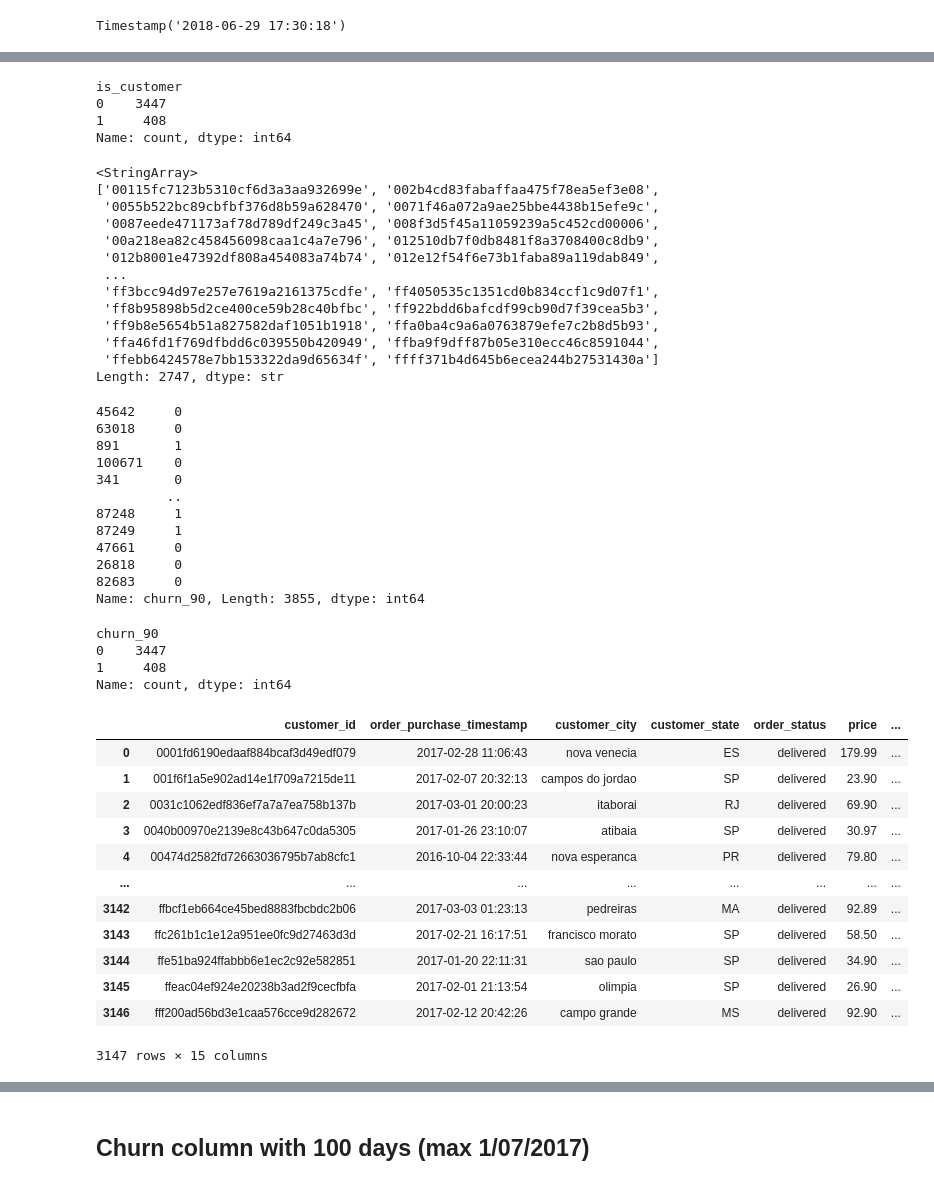
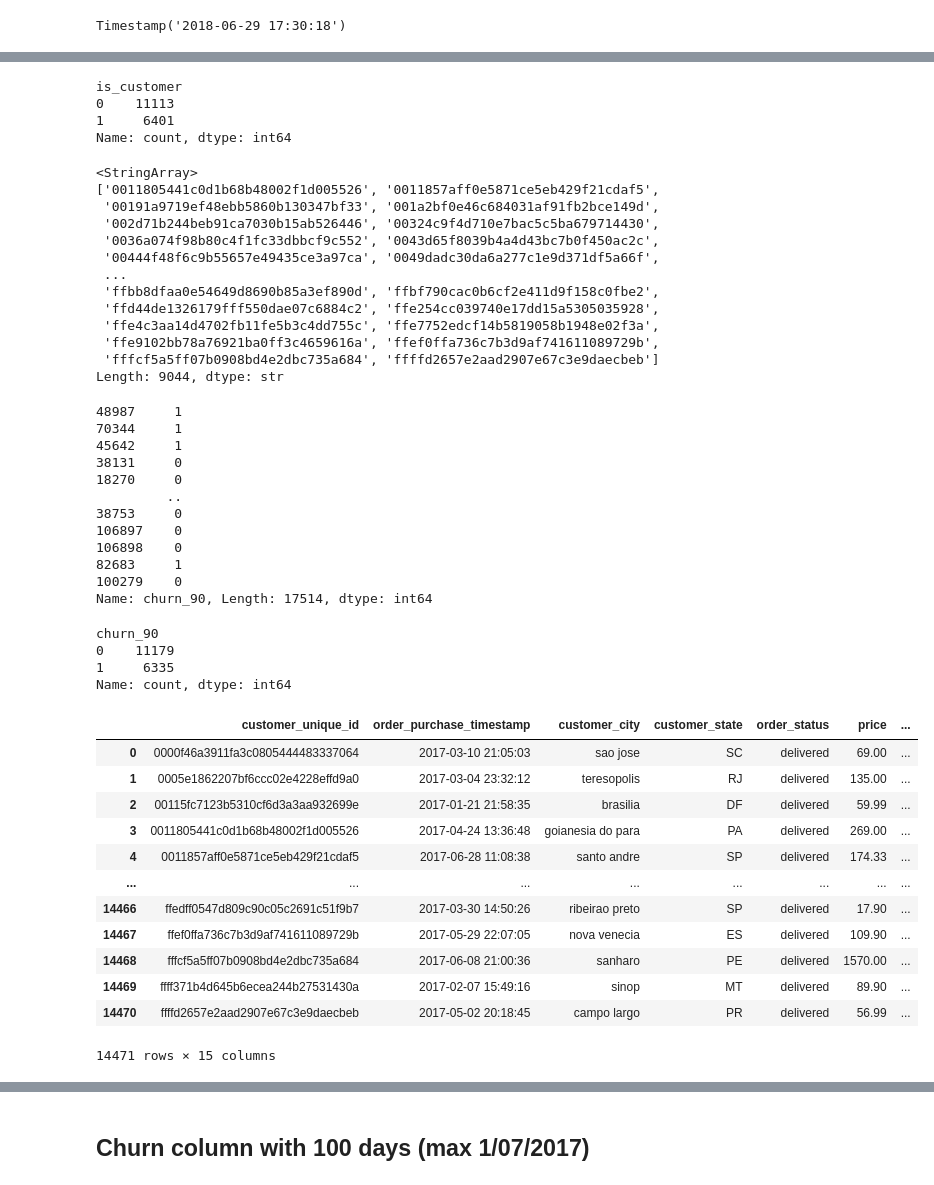
Before and after one commit to SilvanaKoga/tfm-uned-churn, a Jupyter notebook: Notebooks/Merge.ipynb, the cells around one changed output, grey strips where cells are left out. Drawn from its saved outputs; the diff is of its cells as text; code cells hidden in the pictures.

```diff
--- a/Notebooks/Merge.ipynb
+++ b/Notebooks/Merge.ipynb
@@ -450,7 +450,7 @@ churn columns from 2016-09-04
 # %%
 CHURN_DAYS = 90
 # %%
-start_date_90 = olist_df["order_purchase_timestamp"].min()
+start_date_90 = pd.to_datetime("2017-01-01")
 
 start_date_90
 # %% [output]
@@ -511,8 +519,8 @@ obs_90_df["is_customer"] = (
 obs_90_df["is_customer"].value_counts()
 # %% [output]
 is_customer
-0    3447
-1     408
+0    11113
+1     6401
 Name: count, dtype: int64
 # %%
 future_active_ids = obs_90_df[
@@ -523,18 +531,18 @@ future_active_ids = obs_90_df[
 future_active_ids
 # %% [output]
 <StringArray>
-['00115fc7123b5310cf6d3a3aa932699e', '002b4cd83fabaffaa475f78ea5ef3e08',
- '0055b522bc89cbfbf376d8b59a628470', '0071f46a072a9ae25bbe4438b15efe9c',
- '0087eede471173af78d789df249c3a45', '008f3d5f45a11059239a5c452cd00006',
- '00a218ea82c458456098caa1c4a7e796', '012510db7f0db8481f8a3708400c8db9',
- '012b8001e47392df808a454083a74b74', '012e12f54f6e73b1faba89a119dab849',
+['0011805441c0d1b68b48002f1d005526', '0011857aff0e5871ce5eb429f21cdaf5',
+ '00191a9719ef48ebb5860b130347bf33', '001a2bf0e46c684031af91fb2bce149d',
+ '002d71b244beb91ca7030b15ab526446', '00324c9f4d710e7bac5c5ba679714430',
+ '0036a074f98b80c4f1fc33dbbcf9c552', '0043d65f8039b4a4d43bc7b0f450ac2c',
+ '00444f48f6c9b55657e49435ce3a97ca', '0049dadc30da6a277c1e9d371df5a66f',
  ...
- 'ff3bcc94d97e257e7619a2161375cdfe', 'ff4050535c1351cd0b834ccf1c9d07f1',
- 'ff8b95898b5d2ce400ce59b28c40bfbc', 'ff922bdd6bafcdf99cb90d7f39cea5b3',
- 'ff9b8e5654b51a827582daf1051b1918', 'ffa0ba4c9a6a0763879efe7c2b8d5b93',
- 'ffa46fd1f769dfbdd6c039550b420949', 'ffba9f9dff87b05e310ecc46c8591044',
- 'ffebb6424578e7bb153322da9d65634f', 'ffff371b4d645b6ecea244b27531430a']
-Length: 2747, dtype: str
+ 'ffbb8dfaa0e54649d8690b85a3ef890d', 'ffbf790cac0b6cf2e411d9f158c0fbe2',
+ 'ffd44de1326179fff550dae07c6884c2', 'ffe254cc039740e17dd15a5305035928',
+ 'ffe4c3aa14d4702fb11fe5b3c4dd755c', 'ffe7752edcf14b5819058b1948e02f3a',
+ 'ffe9102bb78a76921ba0ff3c4659616a', 'ffef0ffa736c7b3d9af741611089729b',
+ 'fffcf5a5ff07b0908bd4e2dbc735a684', 'ffffd2657e2aad2907e67c3e9daecbeb']
+Length: 9044, dtype: str
 # %%
 obs_90_df["churn_90"] = (
     (obs_90_df["is_customer"] == 1) &
@@ -543,54 +551,54 @@ obs_90_df["churn_90"] = (
 
 obs_90_df["churn_90"]
 # %% [output]
-45642     0
-63018     0
-891       1
-100671    0
-341       0
+48987     1
+70344     1
+45642     1
+38131     0
+18270     0
          ..
-87248     1
-87249     1
-47661     0
-26818     0
-82683     0
-Name: churn_90, Length: 3855, dtype: int64
+38753     0
+106897    0
+106898    0
+82683     1
+100279    0
+Name: churn_90, Length: 17514, dtype: int64
 # %%
 print(obs_90_df["churn_90"].value_counts())
 # %% [output]
 churn_90
-0    3447
-1     408
+0    11179
+1     6335
 Name: count, dtype: int64
 # %%
-dataset_90_df = obs_90_df.groupby(['customer_id', 'order_purchase_timestamp', 'customer_city', 'customer_state', 'order_status']).agg({
+dataset_90_df = obs_90_df.groupby(['customer_unique_id', 'order_purchase_timestamp', 'customer_city', 'customer_state', 'order_status']).agg({
     'price': 'sum',            # Total spent on the order (47.40 + 39.90)
     'freight_value': 'sum',    # Total shipping cost
     'payment_value': 'sum',    # Total amount charged to credit card
     'product_weight_g': 'sum', # Combined weight of the package
 
 
     # Categorical and indicator columns to pull forward
     'product_category_name_english': 'first',
     'is_customer': 'first',
     'churn_90': 'max',          # Keeps 1 if they churned, 0 otherwise
     'payment_sequential': 'max',
     'payment_type': 'first',
     'payment_installments': 'max'
 }).reset_index()
 
 dataset_90_df
 # %% [output]
-|  | customer_id | order_purchase_timestamp | customer_city | customer_state | order_status | price | ... |
-| 0 | 0001fd6190edaaf884bcaf3d49edf079 | 2017-02-28 11:06:43 | nova venecia | ES | delivered | 179.99 | ... |
-| 1 | 001f6f1a5e902ad14e1f709a7215de11 | 2017-02-07 20:32:13 | campos do jordao | SP | delivered | 23.90 | ... |
-| 2 | 0031c1062edf836ef7a7a7ea758b137b | 2017-03-01 20:00:23 | itaborai | RJ | delivered | 69.90 | ... |
-| 3 | 0040b00970e2139e8c43b647c0da5305 | 2017-01-26 23:10:07 | atibaia | SP | delivered | 30.97 | ... |
-| 4 | 00474d2582fd72663036795b7ab8cfc1 | 2016-10-04 22:33:44 | nova esperanca | PR | delivered | 79.80 | ... |
+|  | customer_unique_id | order_purchase_timestamp | customer_city | customer_state | order_status | price | ... |
+| 0 | 0000f46a3911fa3c0805444483337064 | 2017-03-10 21:05:03 | sao jose | SC | delivered | 69.00 | ... |
+| 1 | 0005e1862207bf6ccc02e4228effd9a0 | 2017-03-04 23:32:12 | teresopolis | RJ | delivered | 135.00 | ... |
+| 2 | 00115fc7123b5310cf6d3a3aa932699e | 2017-01-21 21:58:35 | brasilia | DF | delivered | 59.99 | ... |
+| 3 | 0011805441c0d1b68b48002f1d005526 | 2017-04-24 13:36:48 | goianesia do para | PA | delivered | 269.00 | ... |
+| 4 | 0011857aff0e5871ce5eb429f21cdaf5 | 2017-06-28 11:08:38 | santo andre | SP | delivered | 174.33 | ... |
 | ... | ... | ... | ... | ... | ... | ... | ... |
-| 3142 | ffbcf1eb664ce45bed8883fbcbdc2b06 | 2017-03-03 01:23:13 | pedreiras | MA | delivered | 92.89 | ... |
-| 3143 | ffc261b1c1e12a951ee0fc9d27463d3d | 2017-02-21 16:17:51 | francisco morato | SP | delivered | 58.50 | ... |
-| 3144 | ffe51ba924ffabbb6e1ec2c92e582851 | 2017-01-20 22:11:31 | sao paulo | SP | delivered | 34.90 | ... |
-| 3145 | ffeac04ef924e20238b3ad2f9cecfbfa | 2017-02-01 21:13:54 | olimpia | SP | delivered | 26.90 | ... |
-| 3146 | fff200ad56bd3e1caa576cce9d282672 | 2017-02-12 20:42:26 | campo grande | MS | delivered | 92.90 | ... |
+| 14466 | ffedff0547d809c90c05c2691c51f9b7 | 2017-03-30 14:50:26 | ribeirao preto | SP | delivered | 17.90 | ... |
+| 14467 | ffef0ffa736c7b3d9af741611089729b | 2017-05-29 22:07:05 | nova venecia | ES | delivered | 109.90 | ... |
+| 14468 | fffcf5a5ff07b0908bd4e2dbc735a684 | 2017-06-08 21:00:36 | sanharo | PE | delivered | 1570.00 | ... |
+| 14469 | ffff371b4d645b6ecea244b27531430a | 2017-02-07 15:49:16 | sinop | MT | delivered | 89.90 | ... |
+| 14470 | ffffd2657e2aad2907e67c3e9daecbeb | 2017-05-02 20:18:45 | campo largo | PR | delivered | 56.99 | ... |
-3147 rows × 15 columns
+14471 rows × 15 columns
```
Also changed, not shown: parts of 24 cells of this notebook, 1 other file.
